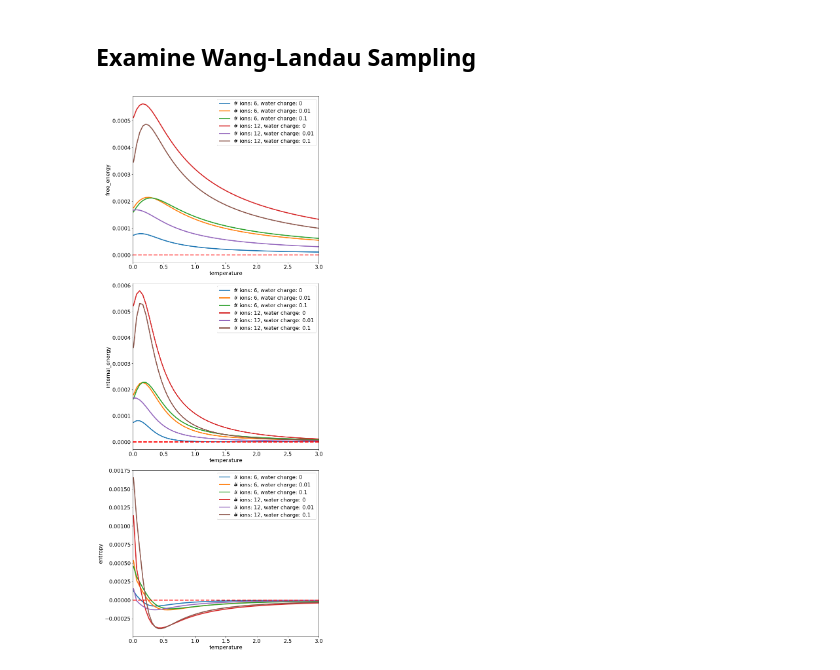
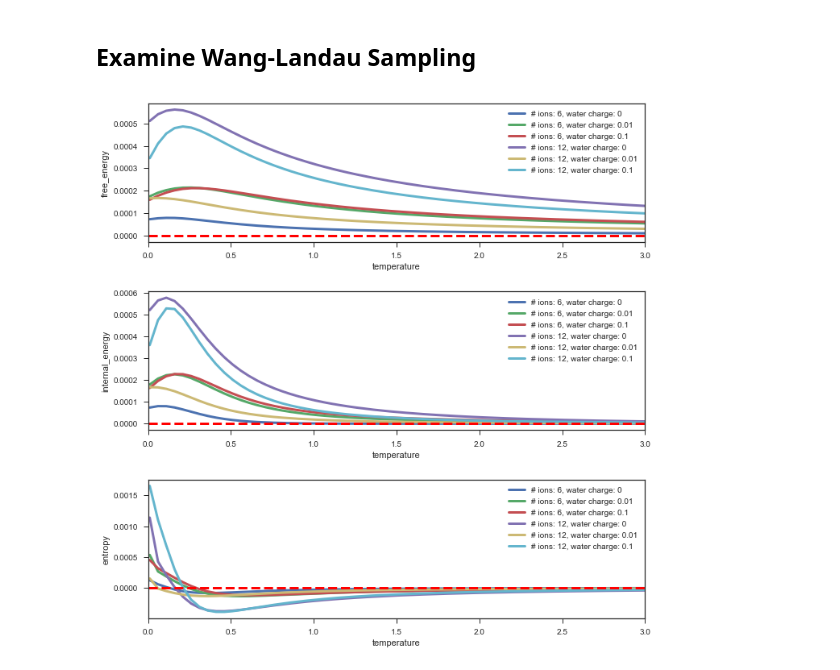
Before and after one commit to clarktemple03/lattice_charge_wang_landau, a Jupyter notebook: wang_landau_visualization.ipynb, the cells around one changed output. Saved outputs shown, nothing was run; the diff lists cells and outputs as text; code cells hidden in the pictures.

```diff
--- a/wang_landau_visualization.ipynb
+++ b/wang_landau_visualization.ipynb
@@ -3,6 +3,8 @@ import numpy as np
 import matplotlib.pyplot as plt
 %matplotlib inline
 import pandas as pd
+import seaborn as sns
+sns.set_style('ticks')
 # %% [markdown]
 ## Examine Wang-Landau Sampling
 # %%
@@ -76,28 +78,28 @@ P12W0 = wang_landau('12','0')
 P12W01 = wang_landau('12','0.01')
 P12W1 = wang_landau('12','0.1')
 # %%
-plt.rcParams['font.size'] = 16
+plt.rcParams['font.size'] = 18
 plt.rcParams['lines.linewidth'] = 3
-Fig, ax = plt.subplots(3,figsize=(10,24))
+Fig, ax = plt.subplots(3,figsize=(10,10))
 P6W0.plot_all()
 P6W01.plot_all()
 P6W1.plot_all()
 
 P12W0.plot_all()
 P12W01.plot_all()
 P12W1.plot_all()
 
 
 xs = np.linspace(0,3,50)
 horiz_line_data = np.array([0 for i in range(len(xs))])
 for aa in ax:
     aa.plot(xs, horiz_line_data, 'r--',label='zero')
     aa.set_xlim(0,3)
 
 Fig.set_tight_layout('tight')
-# Fig.savefig('wang_landau_all.png')
+Fig.savefig('wang_landau_all.png')
 # %% [output]
-[figure, old version]
+[figure, new version]
 # %%
 P6W01.df.head()
 # %% [output]
```
Also changed, not shown: parts of 6 cells of this notebook.
